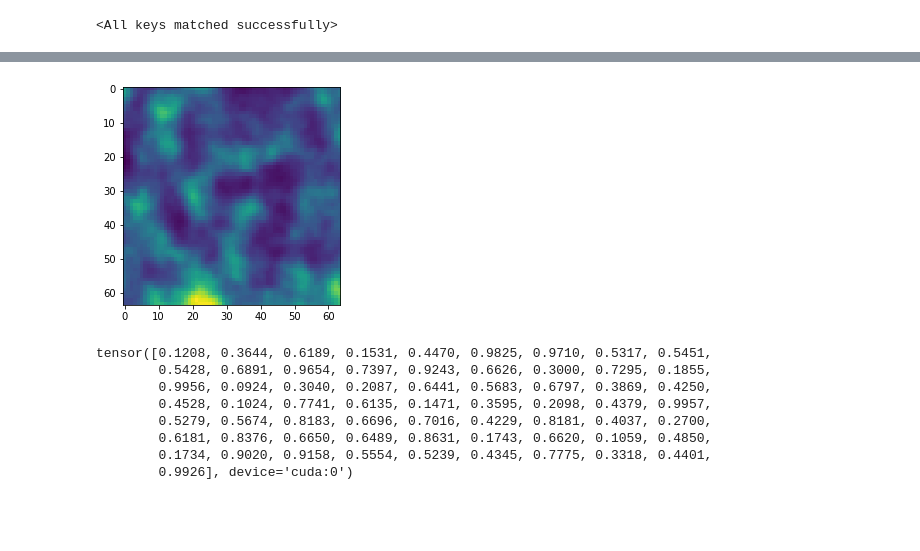
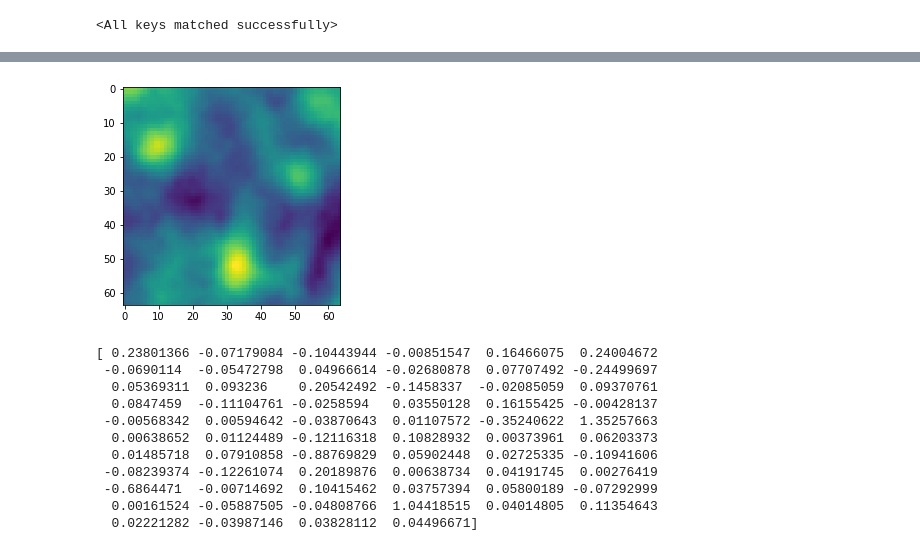
Before and after one commit to nikitakuchur/landscape-generator, a Jupyter notebook: simple_autoencoder.ipynb, the cells around one changed output, grey strips where cells are left out. Drawn from its saved outputs; the diff is of its cells as text; code cells hidden in the pictures; blank space fills up the shorter version.

```diff
--- a/simple_autoencoder.ipynb
+++ b/simple_autoencoder.ipynb
@@ -122,3 +122,15 @@ plt.show()
 net.load_state_dict(torch.load('./simple_autoencoder_save'))
 # %% [output]
 <All keys matched successfully>
+# %%
+# PCA
+import numpy as np
+from sklearn.decomposition import PCA
+
+x = []
+for data in dataset:
+    code = net.encode(data.cuda())
+    x.append(code.cpu().detach().numpy())
+# %%
+pca = PCA(n_components=64)
+pca.fit(x)
@@ -125,17 +178,30 @@ net.load_state_dict(torch.load('./simple_autoencoder_save'))
 # %%
+import numpy as np
+import math
+import random
+
+
 # Generator
-code = torch.rand(64).cuda()
-output = net.decode(code)
+code = np.zeros(64)
+for i in range(64):
+    value = math.sqrt(pca.explained_variance_ratio_[i])
+    code[i] = random.uniform(-value, value)
+
+code = pca.inverse_transform(code)
+output = net.decode(torch.from_numpy(code).float().cuda())
 plt.imshow(output.view(64, 64).cpu().detach().numpy())
 plt.show()
 print(code)
 # %% [output]
-[figure, old version]
+[figure, new version]
-tensor([0.1208, 0.3644, 0.6189, 0.1531, 0.4470, 0.9825, 0.9710, 0.5317, 0.5451,
-        0.5428, 0.6891, 0.9654, 0.7397, 0.9243, 0.6626, 0.3000, 0.7295, 0.1855,
-        0.9956, 0.0924, 0.3040, 0.2087, 0.6441, 0.5683, 0.6797, 0.3869, 0.4250,
-        0.4528, 0.1024, 0.7741, 0.6135, 0.1471, 0.3595, 0.2098, 0.4379, 0.9957,
-        0.5279, 0.5674, 0.8183, 0.6696, 0.7016, 0.4229, 0.8181, 0.4037, 0.2700,
-        0.6181, 0.8376, 0.6650, 0.6489, 0.8631, 0.1743, 0.6620, 0.1059, 0.4850,
-        0.1734, 0.9020, 0.9158, 0.5554, 0.5239, 0.4345, 0.7775, 0.3318, 0.4401,
-        0.9926], device='cuda:0')
+[ 0.23801366 -0.07179084 -0.10443944 -0.00851547  0.16466075  0.24004672
+ -0.0690114  -0.05472798  0.04966614 -0.02680878  0.07707492 -0.24499697
+  0.05369311  0.093236    0.20542492 -0.1458337  -0.02085059  0.09370761
+  0.0847459  -0.11104761 -0.0258594   0.03550128  0.16155425 -0.00428137
+ -0.00568342  0.00594642 -0.03870643  0.01107572 -0.35240622  1.35257663
+  0.00638652  0.01124489 -0.12116318  0.10828932  0.00373961  0.06203373
+  0.01485718  0.07910858 -0.88769829  0.05902448  0.02725335 -0.10941606
+ -0.08239374 -0.12261074  0.20189876  0.00638734  0.04191745  0.00276419
+ -0.6864471  -0.00714692  0.10415462  0.03757394  0.05800189 -0.07292999
+  0.00161524 -0.05887505 -0.04808766  1.04418515  0.04014805  0.11354643
+  0.02221282 -0.03987146  0.03828112  0.04496671]
```
Also changed, not shown: parts of 5 cells of this notebook.
